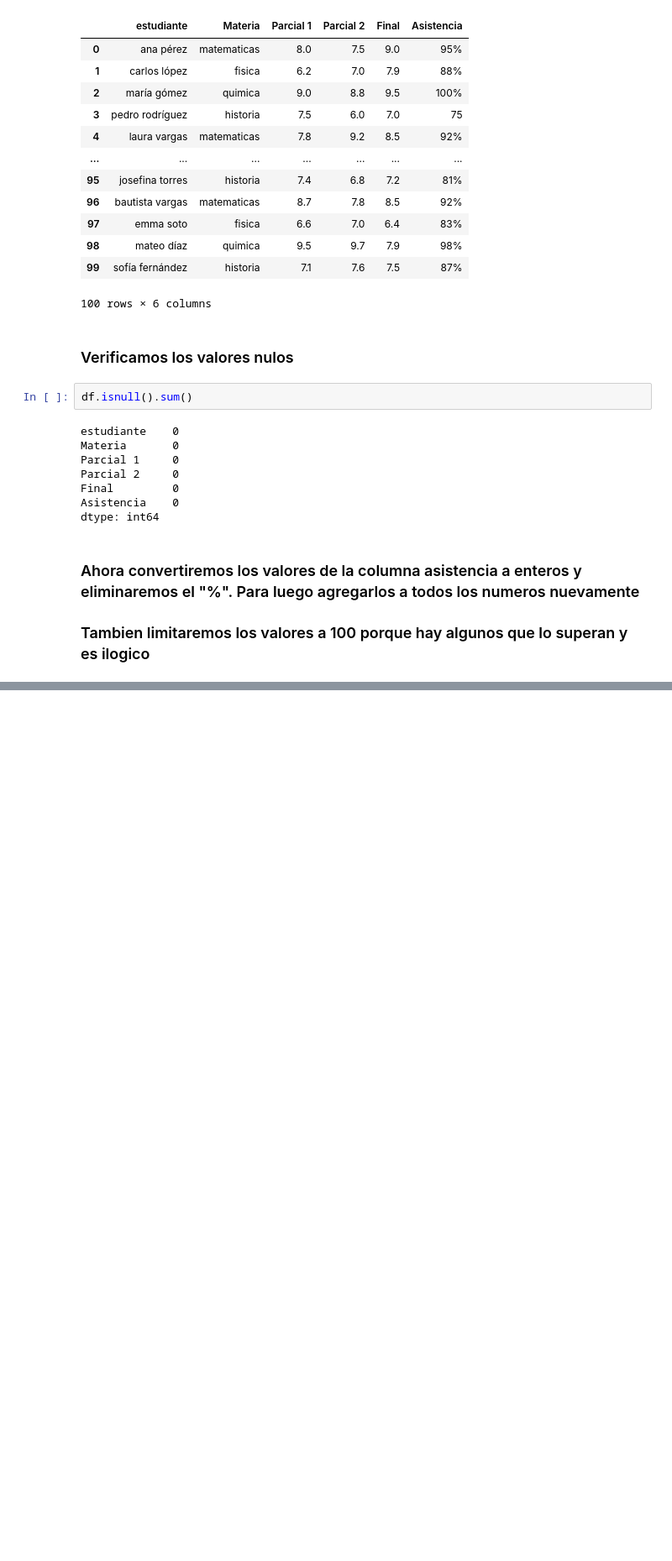
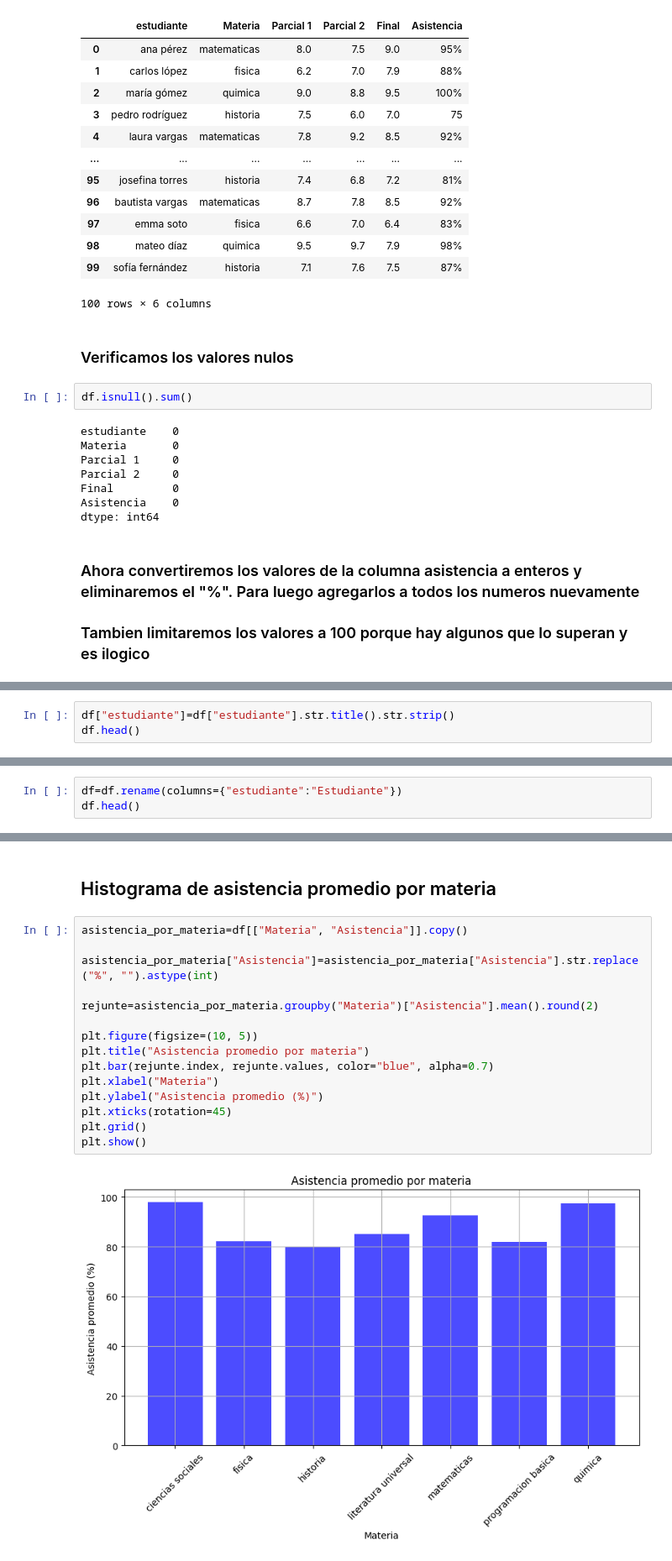
Before and after one commit to Emiliojoa/modelo-parcial, a Jupyter notebook: main (1).ipynb, the cells around one changed output, grey strips where cells are left out. Shown: that part at 84% size. Saved outputs shown, nothing was run; the diff lists cells and outputs as text; blank space fills up the shorter version.

```diff
--- a/main (1).ipynb
+++ b/main (1).ipynb
@@ -171,0 +194,3 @@ df
+# %%
+df["estudiante"]=df["estudiante"].str.title().str.strip()
+df.head()
@@ -171,0 +206,3 @@ df
+# %%
+df=df.rename(columns={"estudiante":"Estudiante"})
+df.head()
@@ -171,0 +252,19 @@ df
+# %% [markdown]
+## Histograma de asistencia promedio por materia
+# %%
+asistencia_por_materia=df[["Materia", "Asistencia"]].copy()
+
+asistencia_por_materia["Asistencia"]=asistencia_por_materia["Asistencia"].str.replace("%", "").astype(int)
+
+rejunte=asistencia_por_materia.groupby("Materia")["Asistencia"].mean().round(2)
+
+plt.figure(figsize=(10, 5))
+plt.title("Asistencia promedio por materia")
+plt.bar(rejunte.index, rejunte.values, color="blue", alpha=0.7)
+plt.xlabel("Materia")
+plt.ylabel("Asistencia promedio (%)")
+plt.xticks(rotation=45)
+plt.grid()
+plt.show()
+# %% [output]
+[figure, added]
```
Also changed, not shown: parts of 15 cells of this notebook, 1 other file.
